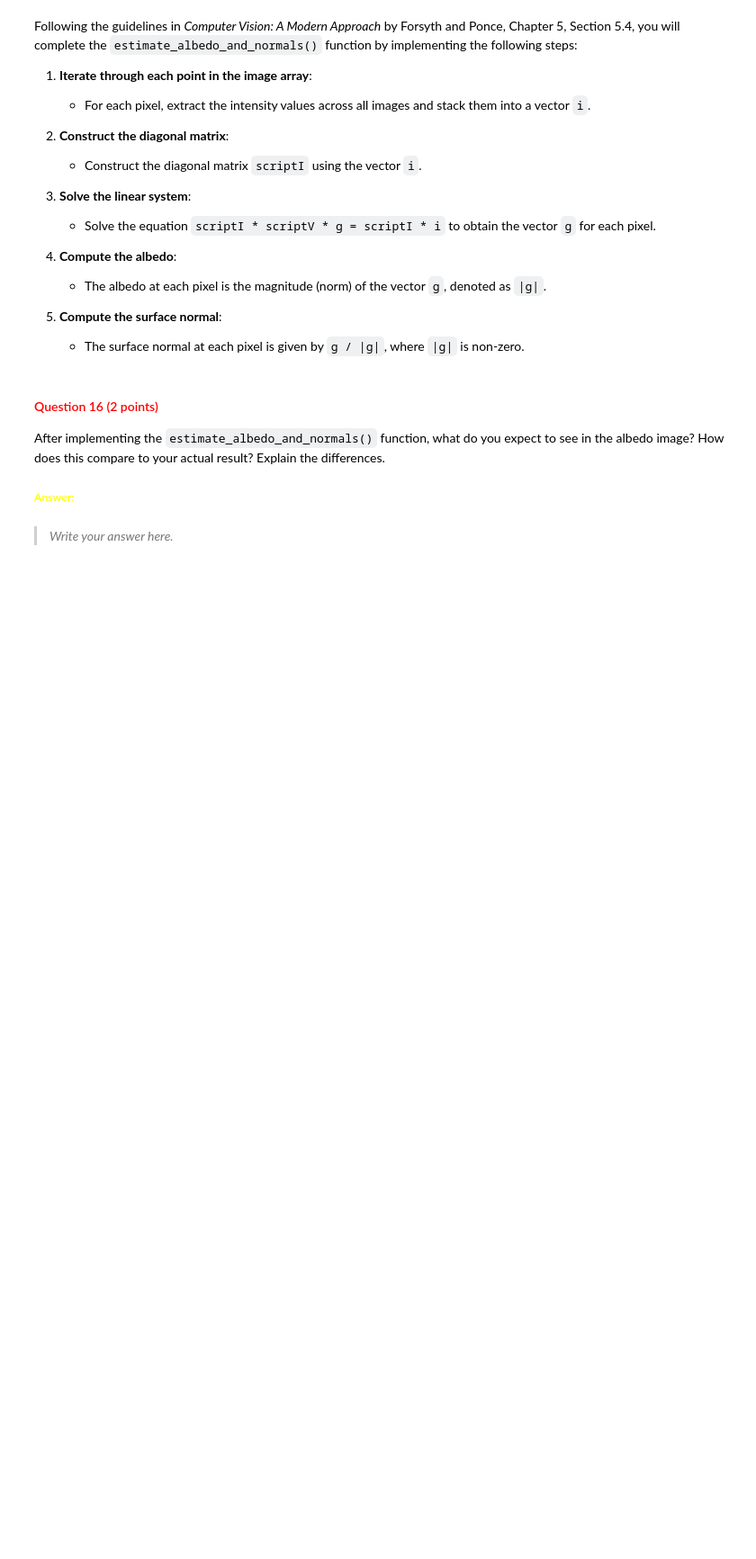
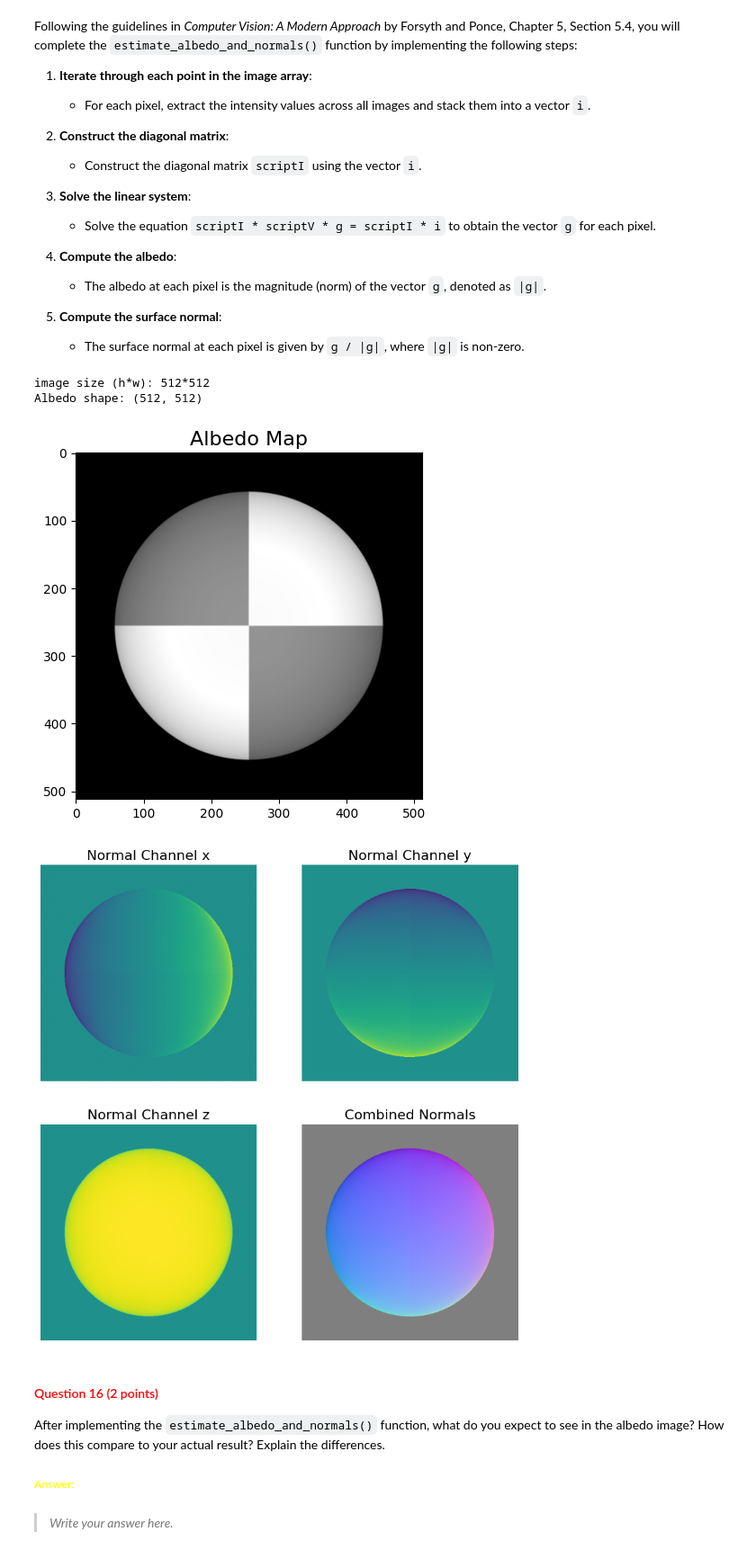
Before and after one commit to dthki/cv1-lab-1, a Jupyter notebook: cv1-lab-1.ipynb, the cells around one changed output. Shown: that part at 90% size. Saved outputs shown, nothing was run; the diff lists cells and outputs as text; code cells hidden in the pictures; blank space fills up the shorter version.

```diff
--- a/cv1-lab-1.ipynb
+++ b/cv1-lab-1.ipynb
@@ -1038,18 +1038,42 @@ def estimate_albedo_and_normals(image_stack, scriptV, shadow_trick=True):
     albedo = np.zeros([h, w])
     normal = np.zeros([h, w, 3])
 
-    # YOUR CODE HERE
+    for i in range(h):
+        for j in range(w):
+            I = image_stack[i, j, :]
+
+            if shadow_trick:
+                scriptI = np.diag(I)
+                A = scriptI @ scriptV
+                b = scriptI @ I
+            else:
+                A = scriptV
+                b = I
+
+            g, _, _, _ = np.linalg.lstsq(A, b, rcond=None)
+
+            albedo[i, j] = np.linalg.norm(g)
+
+            if albedo[i, j] > 0:
+                normal[i, j, :] = g / albedo[i, j]
+            else:
+                normal[i, j, :] = 0
 
     return albedo, normal
 # %%
 # load synthetic images for SphereGray5
-# YOUR CODE HERE
+image_stack, scriptV = load_synthetic_images(image_dir='./photometrics_images/SphereGray5/')
 
 # estimate albedo and normals
-# YOUR CODE HERE
+albedo, normals = estimate_albedo_and_normals(image_stack, scriptV, shadow_trick=True)
 
 # show results
-# YOUR CODE HERE
+show_results(albedo, normals)
+# %% [output]
+image size (h*w): 512*512
+Albedo shape: (512, 512)
+[figure, added]
+[figure, added]
 # %% [markdown]
 <a id="question-16"></a>
 #### <font color='#FF0000'>Question 16 (2 points)</font>
```
Also changed, not shown: parts of 3 cells of this notebook.
